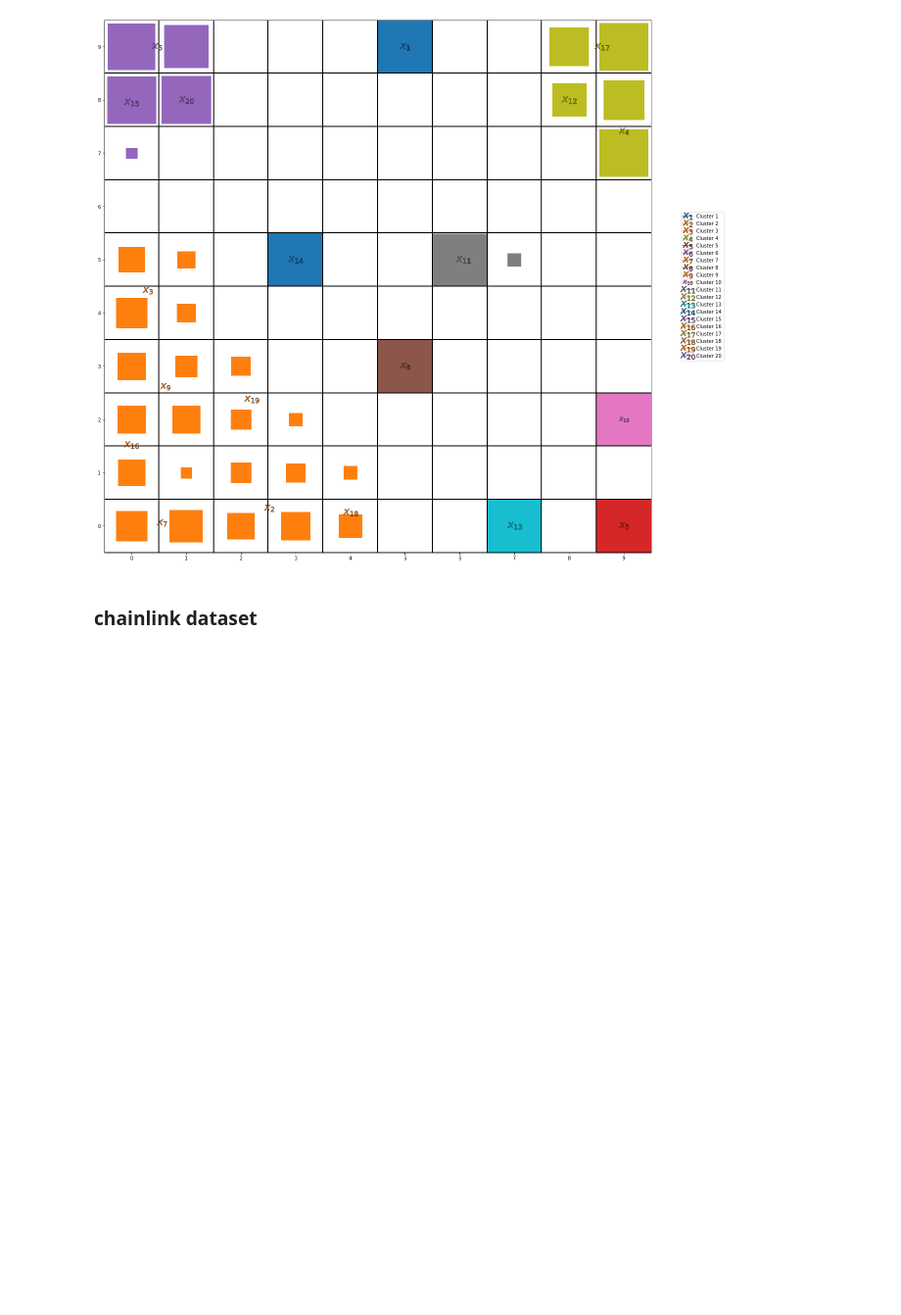
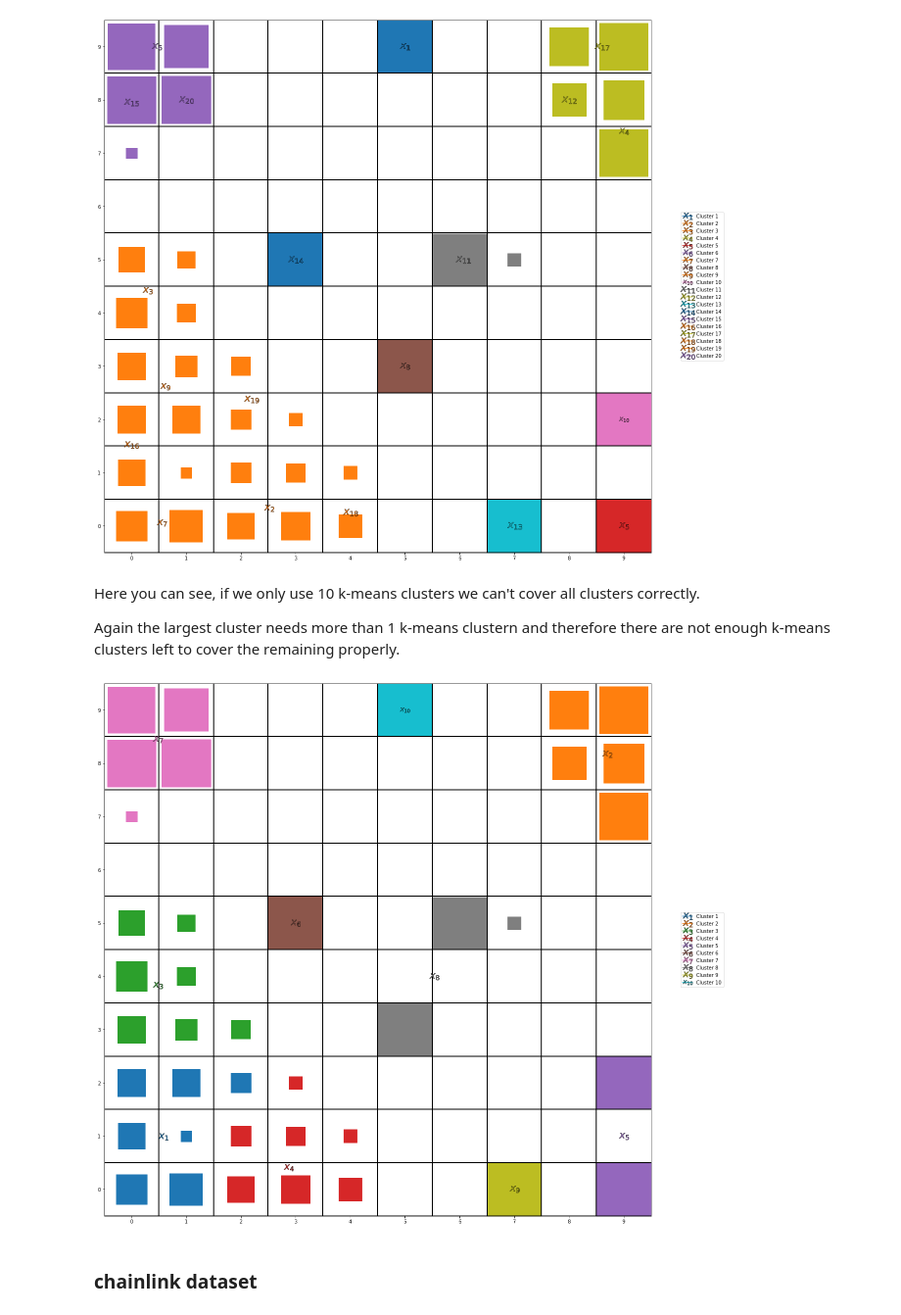
Before and after one commit to e08330864/SOM, a Jupyter notebook: SOM_k_means.ipynb, the cells around one changed output. Shown at 98% size. Saved outputs shown, nothing was run; the diff lists cells and outputs as text; code cells hidden in the pictures; blank space fills up the shorter version.

Commit message:
added k-means visualization 'descrition'

```diff
--- a/SOM_k_means.ipynb
+++ b/SOM_k_means.ipynb
@@ -444,5 +448,17 @@ clusters_kmeans.get_kmeans_plot(grid=True, density=True, link_clusters=True, thr
 # %% [output]
 [figure]
+# %%
+clusters_kmeans_10 = MyKMeansOnSOMLib(k=10, n_init=1000, max_iter=10000, random_state=42)
+clusters_kmeans_10.load_files(filePath=path_10clusters)
+clusters_kmeans_10.fit()
+# %% [markdown]
+Here you can see, if we only use 10 k-means clusters we can't cover all clusters correctly.
+
+Again the largest cluster needs more than 1 k-means clustern and therefore there are not enough k-means clusters left to cover the remaining properly.
+# %%
+clusters_kmeans_10.get_kmeans_plot(grid=True, density=True, link_clusters=False, threshold=0.7).show()
+# %% [output]
+[figure, added]
 # %% [markdown]
 ### chainlink dataset
 # %%
```
Also changed, not shown: parts of 12 cells of this notebook.
